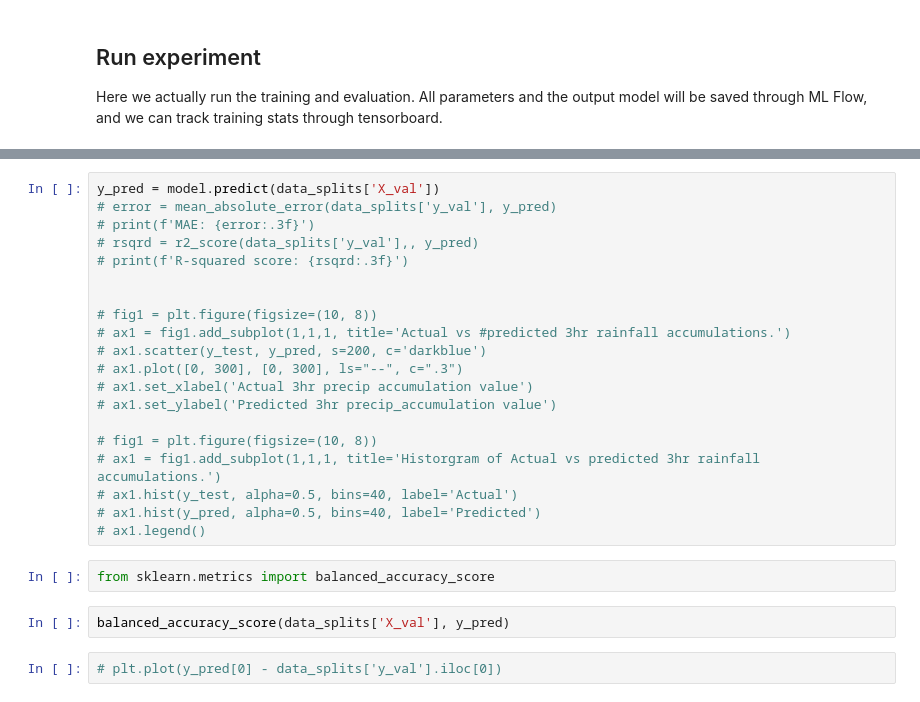
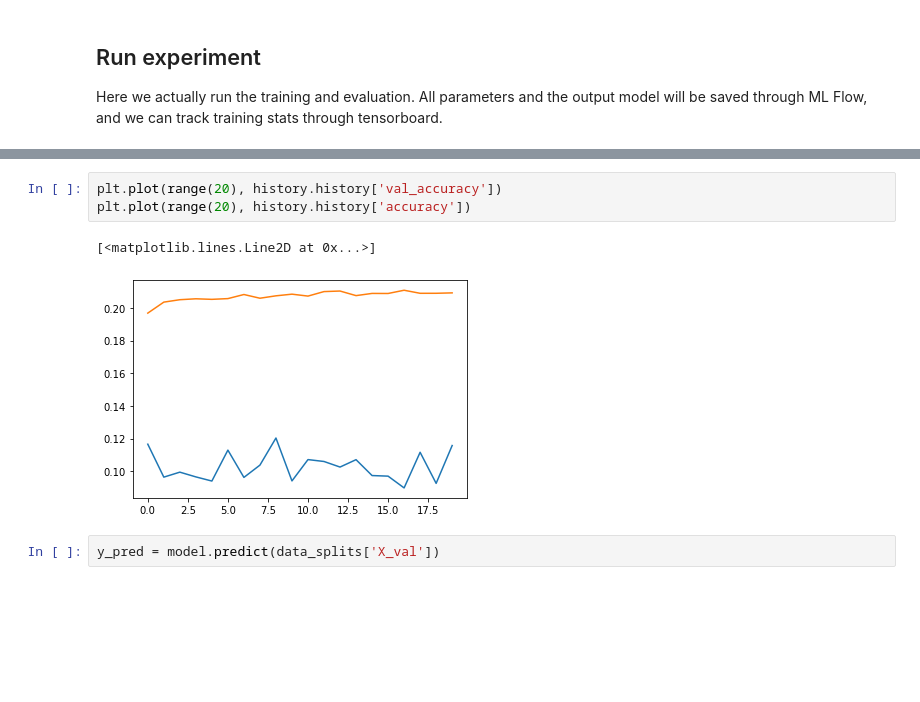
Before and after one commit to informatics-lab/precip_rediagnosis, a Jupyter notebook: model_pipeline/fraction_model_dev.ipynb, the cells around one changed output, grey strips where cells are left out. Saved outputs shown, nothing was run; the diff lists cells and outputs as text; blank space fills up the shorter version.

```diff
--- a/model_pipeline/fraction_model_dev.ipynb
+++ b/model_pipeline/fraction_model_dev.ipynb
@@ -294,29 +331,11 @@ plt.plot(range(100), history.history['loss'])
+# %%
+plt.plot(range(20), history.history['val_accuracy'])
+plt.plot(range(20), history.history['accuracy'])
+# %% [output]
+[<matplotlib.lines.Line2D at 0x...>]
+[figure, added]
 # %%
 y_pred = model.predict(data_splits['X_val'])
-# error = mean_absolute_error(data_splits['y_val'], y_pred)
-# print(f'MAE: {error:.3f}')
-# rsqrd = r2_score(data_splits['y_val'],, y_pred)
-# print(f'R-squared score: {rsqrd:.3f}')
-
-
-# fig1 = plt.figure(figsize=(10, 8))
-# ax1 = fig1.add_subplot(1,1,1, title='Actual vs #predicted 3hr rainfall accumulations.')
-# ax1.scatter(y_test, y_pred, s=200, c='darkblue')
-# ax1.plot([0, 300], [0, 300], ls="--", c=".3")
-# ax1.set_xlabel('Actual 3hr precip accumulation value')
-# ax1.set_ylabel('Predicted 3hr precip_accumulation value')
-
-# fig1 = plt.figure(figsize=(10, 8))
-# ax1 = fig1.add_subplot(1,1,1, title='Historgram of Actual vs predicted 3hr rainfall accumulations.')
-# ax1.hist(y_test, alpha=0.5, bins=40, label='Actual')
-# ax1.hist(y_pred, alpha=0.5, bins=40, label='Predicted')
-# ax1.legend()
-# %%
-from sklearn.metrics import balanced_accuracy_score
-# %%
-balanced_accuracy_score(data_splits['X_val'], y_pred)
-# %%
-# plt.plot(y_pred[0] - data_splits['y_val'].iloc[0])
 # %%
 plt.plot(y_pred[0], label='prediction')
 plt.plot(data_splits['y_val'].iloc[0], label='target')
```
Also changed, not shown: parts of 45 cells of this notebook.
